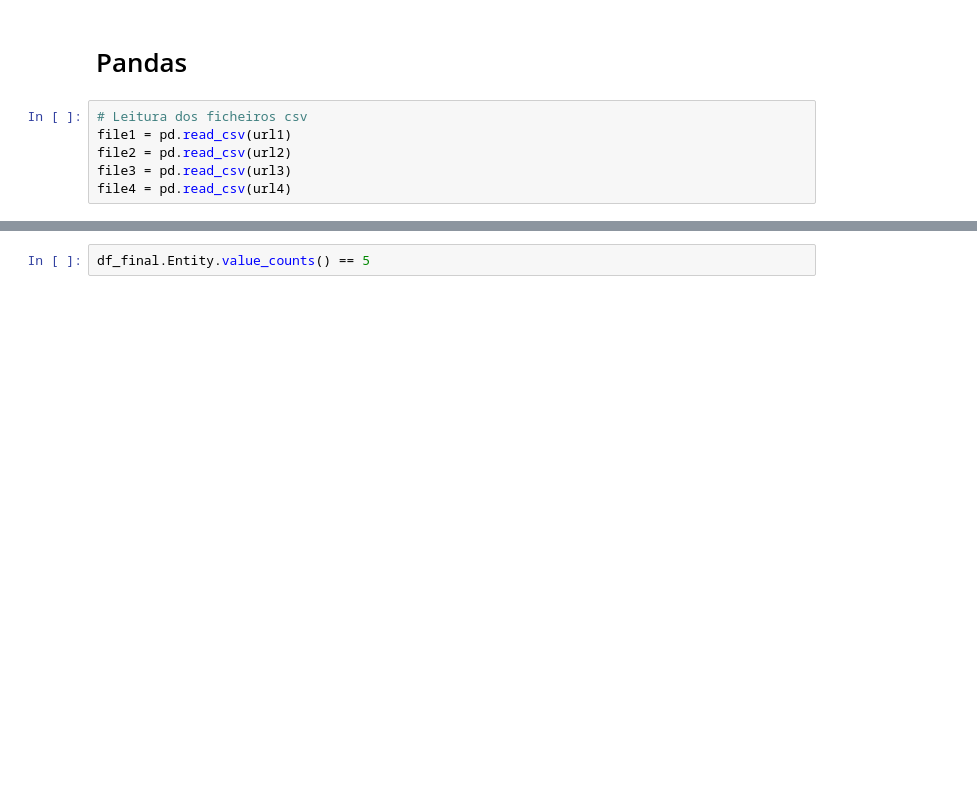
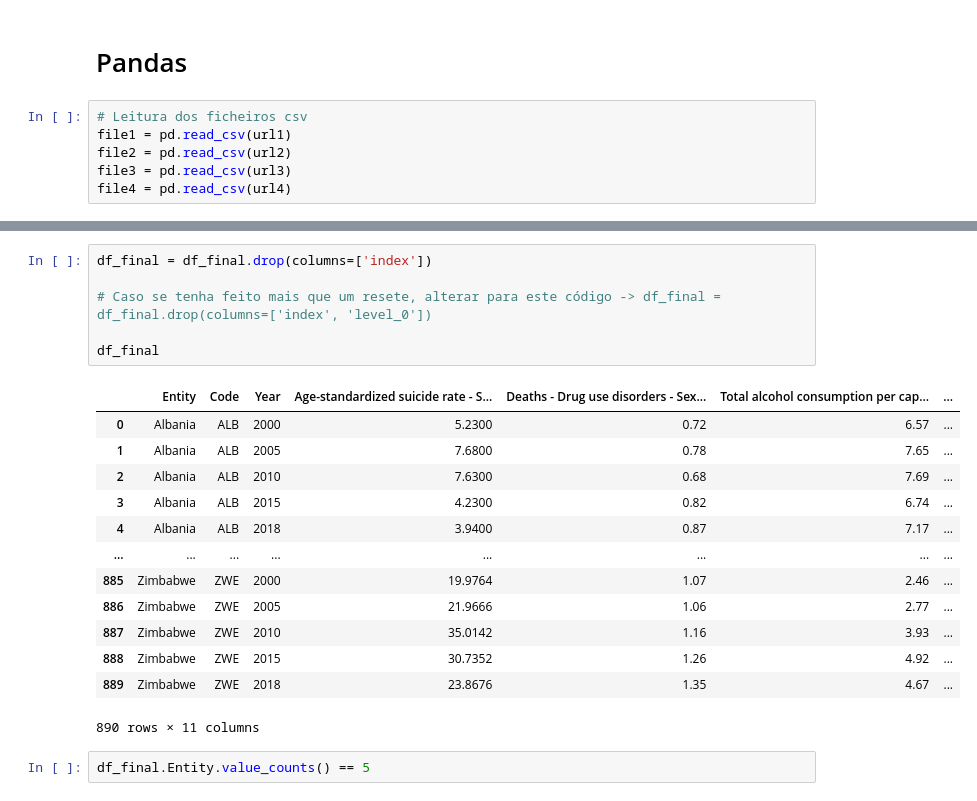
Before and after one commit to ianalvess/BigData, a Jupyter notebook: Big Data/Projeto1-Copy1.ipynb, the cells around one changed output, grey strips where cells are left out. Drawn from its saved outputs; the diff is of its cells as text; blank space fills up the shorter version.

```diff
--- a/Big Data/Projeto1-Copy1.ipynb
+++ b/Big Data/Projeto1-Copy1.ipynb
@@ -80,3 +121,23 @@ df_final
+# %%
+df_final = df_final.drop(columns=['index'])
+
+# Caso se tenha feito mais que um resete, alterar para este código -> df_final = df_final.drop(columns=['index', 'level_0'])
+
+df_final
+# %% [output]
+|  | Entity | Code | Year | Age-standardized suicide rate - S... | Deaths - Drug use disorders - Sex... | Total alcohol consumption per cap... | ... |
+| 0 | Albania | ALB | 2000 | 5.2300 | 0.72 | 6.57 | ... |
+| 1 | Albania | ALB | 2005 | 7.6800 | 0.78 | 7.65 | ... |
+| 2 | Albania | ALB | 2010 | 7.6300 | 0.68 | 7.69 | ... |
+| 3 | Albania | ALB | 2015 | 4.2300 | 0.82 | 6.74 | ... |
+| 4 | Albania | ALB | 2018 | 3.9400 | 0.87 | 7.17 | ... |
+| ... | ... | ... | ... | ... | ... | ... | ... |
+| 885 | Zimbabwe | ZWE | 2000 | 19.9764 | 1.07 | 2.46 | ... |
+| 886 | Zimbabwe | ZWE | 2005 | 21.9666 | 1.06 | 2.77 | ... |
+| 887 | Zimbabwe | ZWE | 2010 | 35.0142 | 1.16 | 3.93 | ... |
+| 888 | Zimbabwe | ZWE | 2015 | 30.7352 | 1.26 | 4.92 | ... |
+| 889 | Zimbabwe | ZWE | 2018 | 23.8676 | 1.35 | 4.67 | ... |
+890 rows × 11 columns
 # %%
 df_final.Entity.value_counts() == 5
 # %% [output]
```
Also changed, not shown: parts of 8 cells of this notebook.
